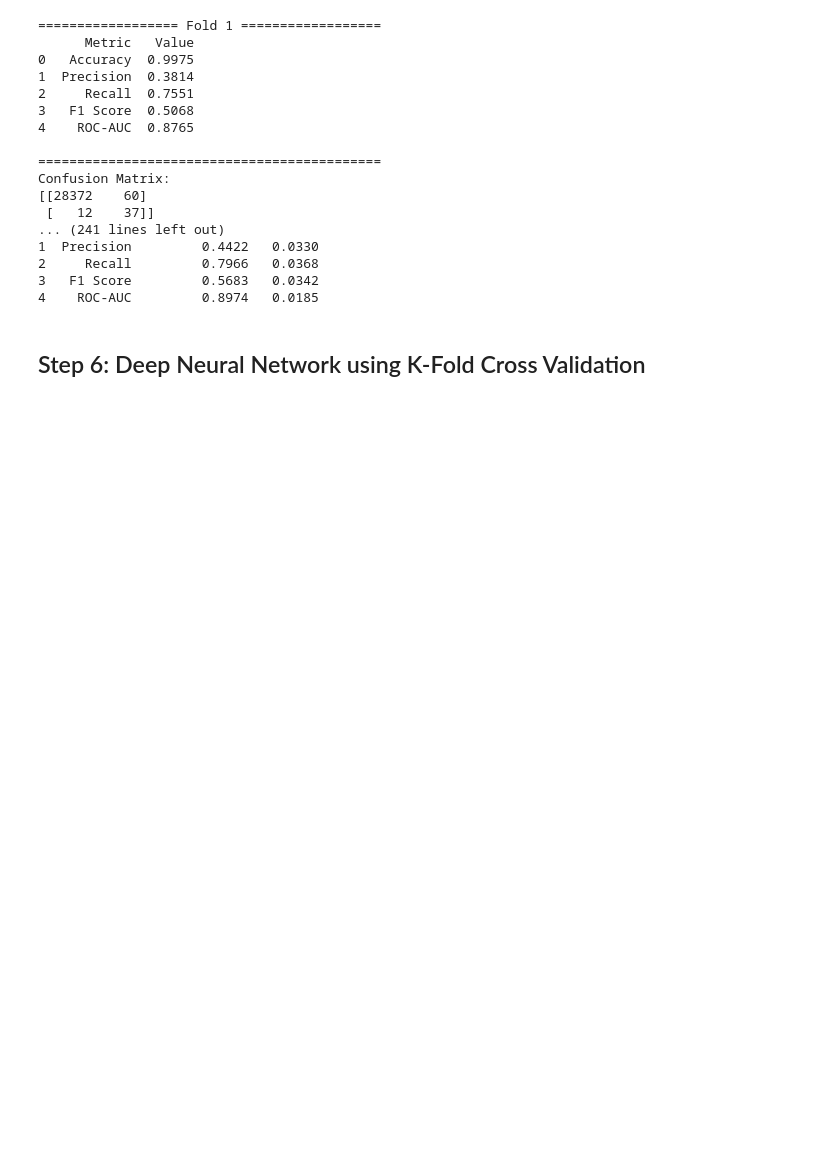
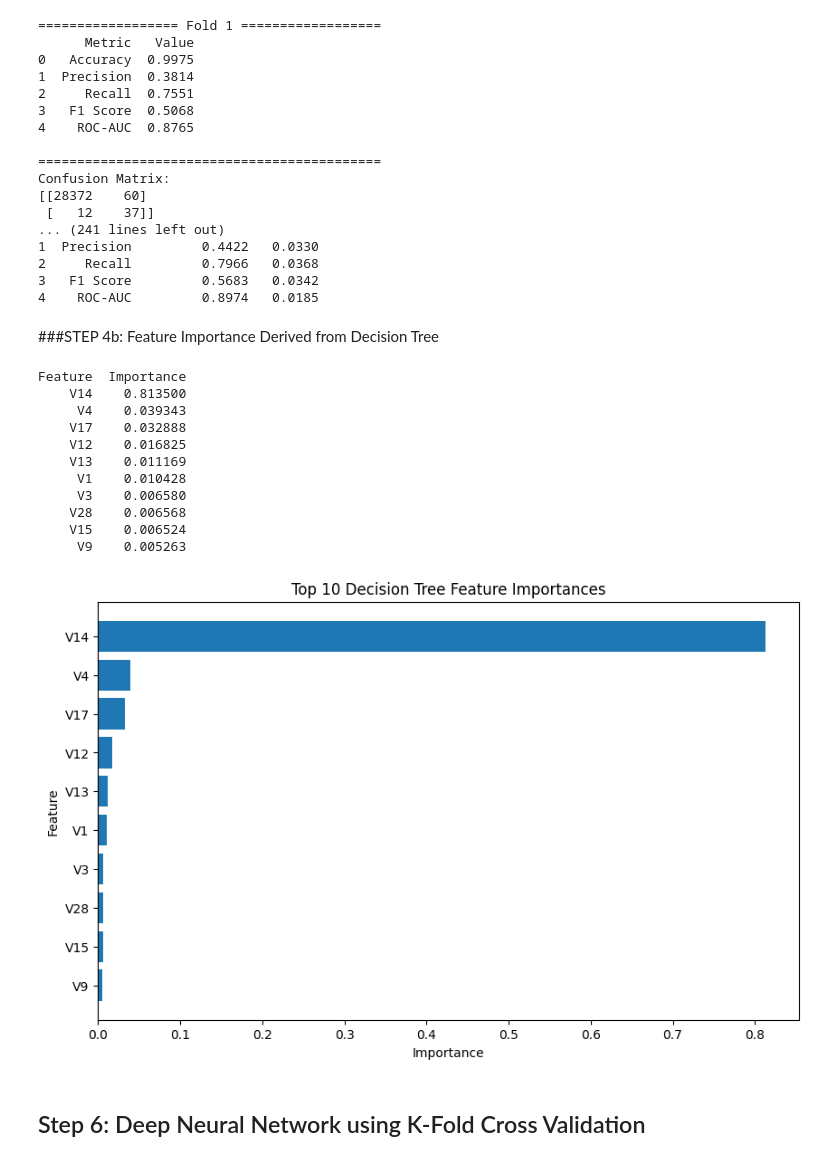
Before and after one commit to COMP3608-Group-12/Project, a Jupyter notebook: Group_12_Dataset_1.ipynb, the cells around one changed output. Saved outputs shown, nothing was run; the diff lists cells and outputs as text; code cells hidden in the pictures; blank space fills up the shorter version.

Commit message:
Decision Tree Feature Importance Added

```diff
--- a/Group_12_Dataset_1.ipynb
+++ b/Group_12_Dataset_1.ipynb
@@ -198,6 +198,52 @@ Confusion Matrix:
 2     Recall         0.7966   0.0368
 3   F1 Score         0.5683   0.0342
 4    ROC-AUC         0.8974   0.0185
+# %% [markdown]
+###STEP 4b: Feature Importance Derived from Decision Tree
+# %%
+# Get feature importance values
+importance_dt = model_dt.feature_importances_
+
+# Creating dataframe
+feature_importance_dt = pd.DataFrame({
+    'Feature': X.columns,
+    'Importance': importance_dt
+})
+
+# Sorting in descending order
+feature_importance_dt = feature_importance_dt.sort_values(
+    by='Importance',
+    ascending=False
+)
+
+# Printing top 10 features
+print(feature_importance_dt.head(10).to_string(index=False))
+
+# Plotting chart
+plt.figure(figsize=(10,6))
+plt.barh(
+    feature_importance_dt['Feature'][:10],
+    feature_importance_dt['Importance'][:10]
+)
+
+plt.xlabel("Importance")
+plt.ylabel("Feature")
+plt.title("Top 10 Decision Tree Feature Importances")
+plt.gca().invert_yaxis()
+plt.show()
+# %% [output]
+Feature  Importance
+    V14    0.813500
+     V4    0.039343
+    V17    0.032888
+    V12    0.016825
+    V13    0.011169
+     V1    0.010428
+     V3    0.006580
+    V28    0.006568
+    V15    0.006524
+     V9    0.005263
+[figure, added]
 # %% [markdown]
 ## Step 6: Deep Neural Network using K-Fold Cross Validation
 # %%
```
Also changed, not shown: parts of 2 cells of this notebook.
